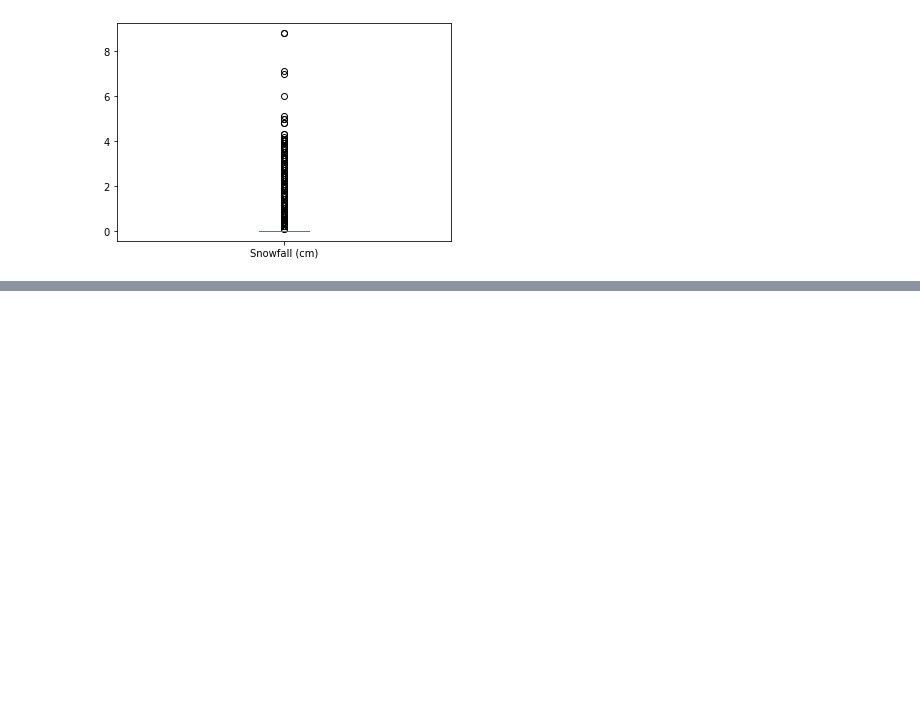
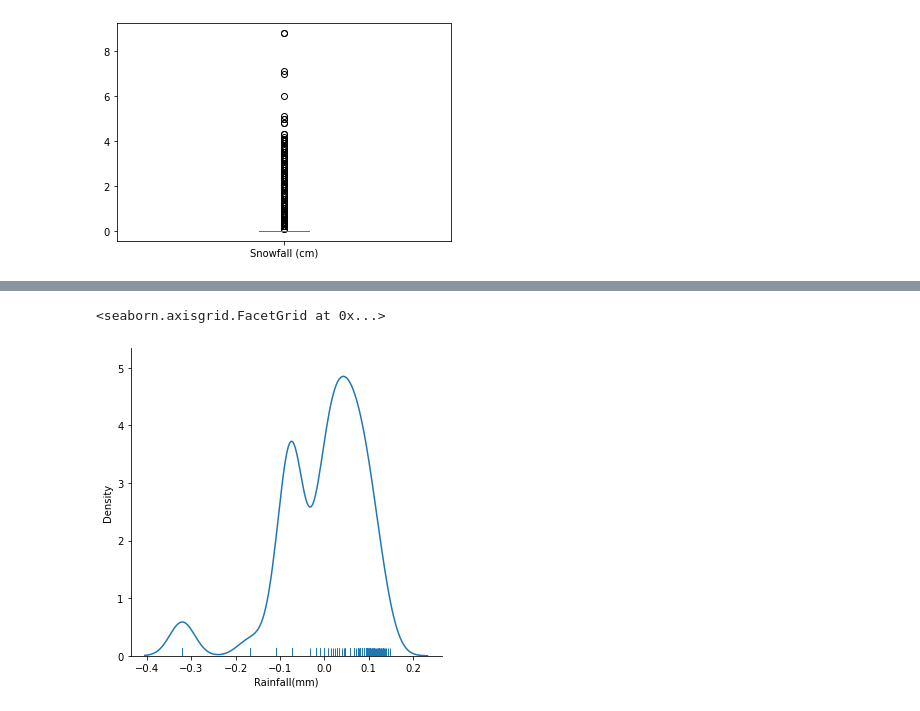
Before and after one commit to ShreedarshM/Bike-Sharing-Demand, a Jupyter notebook: Bike_Sharing_Demand_Prediction_Capstone_Project.ipynb, the cells around one changed output, grey strips where cells are left out. Drawn from its saved outputs; the diff is of its cells as text; code cells hidden in the pictures; blank space fills up the shorter version.

```diff
--- a/Bike_Sharing_Demand_Prediction_Capstone_Project.ipynb
+++ b/Bike_Sharing_Demand_Prediction_Capstone_Project.ipynb
@@ -247,0 +257,5 @@ dataset['Snowfall (cm)'].plot.box()
+# %%
+sns.displot(dataset['Rainfall(mm)'], kind='kde', rug=True)
+# %% [output]
+<seaborn.axisgrid.FacetGrid at 0x...>
+[figure, added]
```
Also changed, not shown: parts of 14 cells of this notebook.
